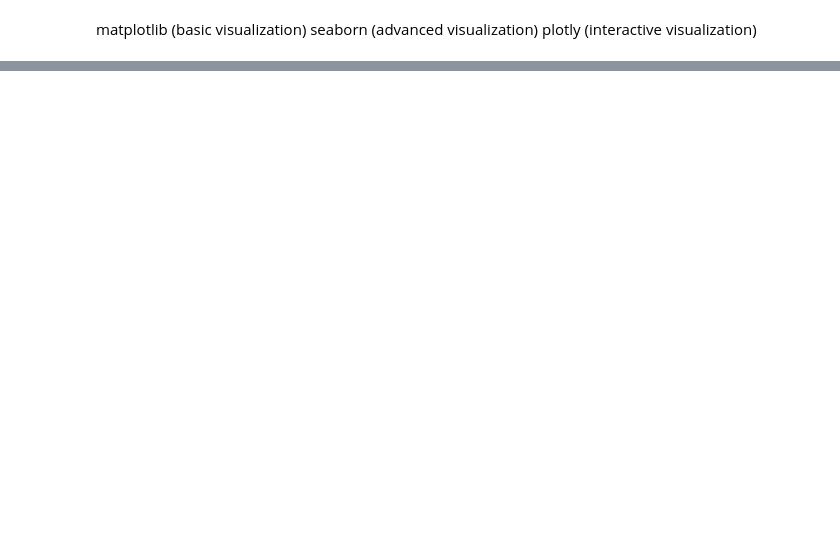
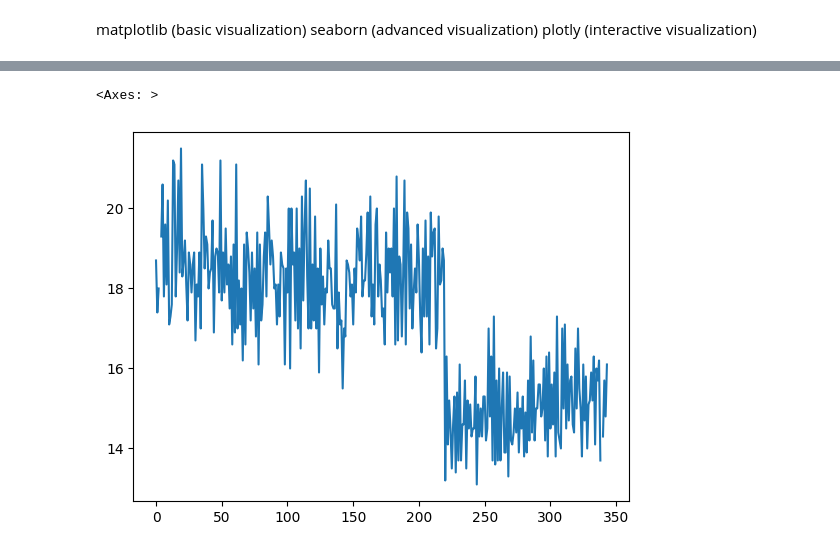
Before and after one commit to AKHIL869/data-science, a Jupyter notebook: analysis/visualization.ipynb, the cells around one changed output, grey strips where cells are left out. Drawn from its saved outputs; the diff is of its cells as text; code cells hidden in the pictures; blank space fills up the shorter version.

Commit message:
visualization

```diff
--- a/analysis/visualization.ipynb
+++ b/analysis/visualization.ipynb
@@ -16,0 +29,5 @@ NameError: name 'sns' is not defined
+# %%
+penguins['bill_depth_mm'].plot()
+# %% [output]
+<Axes: >
+[figure, added]
```
Also changed, not shown: parts of 11 cells of this notebook.
